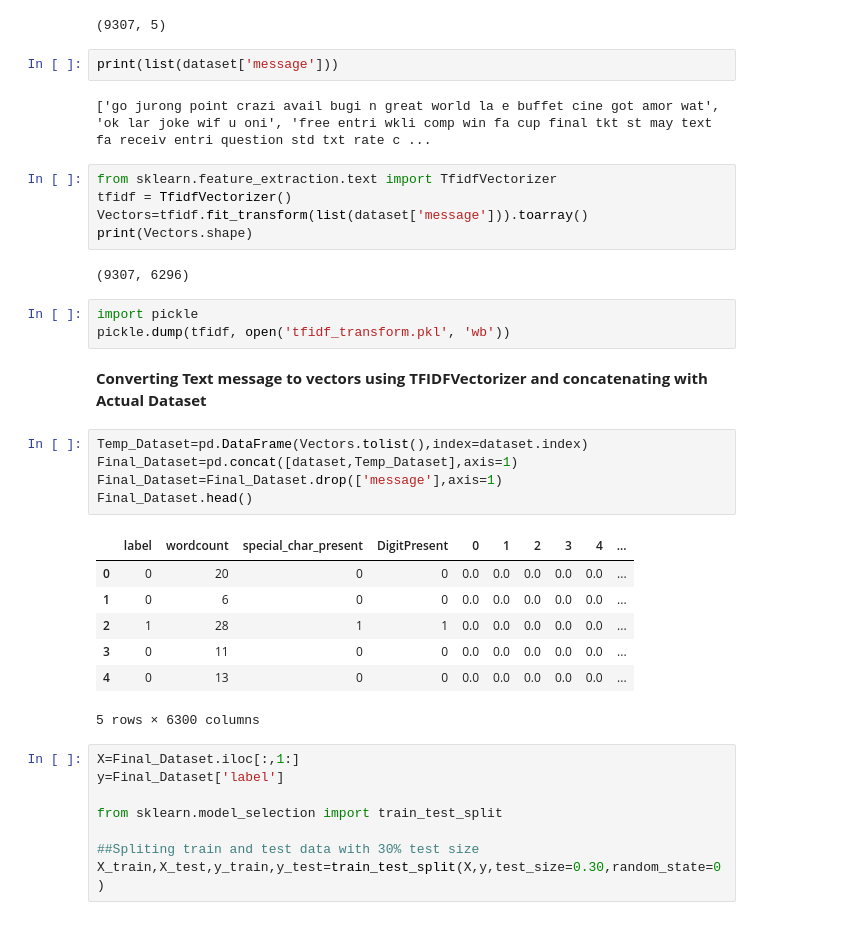
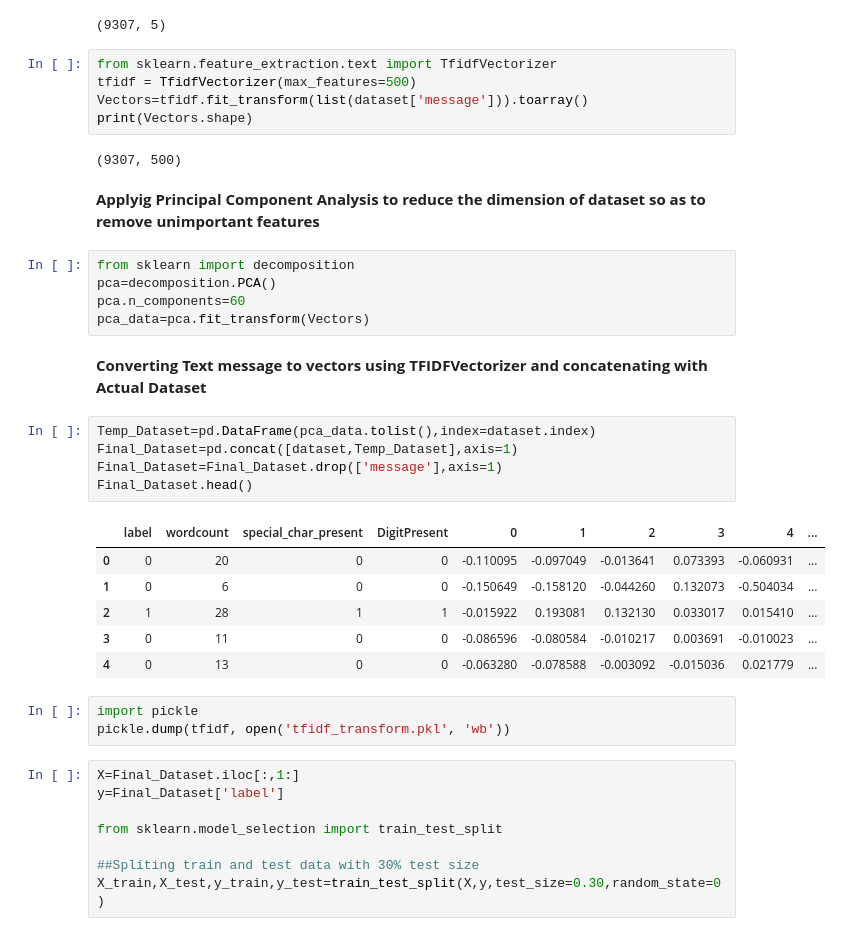
Before and after one commit to brijesh452021/SpamDetector, a Jupyter notebook: Spam_Detection.ipynb, the cells around one changed output. Cells and saved outputs as stored; diff of their text form.

```diff
--- a/Spam_Detection.ipynb
+++ b/Spam_Detection.ipynb
@@ -205,35 +229,37 @@ dataset.head()
 dataset.shape
 # %% [output]
 (9307, 5)
-# %%
-print(list(dataset['message']))
-# %% [output]
-['go jurong point crazi avail bugi n great world la e buffet cine got amor wat', 'ok lar joke wif u oni', 'free entri wkli comp win fa cup final tkt st may text fa receiv entri question std txt rate c ...
 # %%
 from sklearn.feature_extraction.text import TfidfVectorizer
-tfidf = TfidfVectorizer()
+tfidf = TfidfVectorizer(max_features=500)
 Vectors=tfidf.fit_transform(list(dataset['message'])).toarray()
 print(Vectors.shape)
 # %% [output]
-(9307, 6296)
+(9307, 500)
+# %% [markdown]
+**Applyig Principal Component Analysis to reduce the dimension of dataset so as to remove unimportant features**
+# %%
+from sklearn import decomposition
+pca=decomposition.PCA()
+pca.n_components=60
+pca_data=pca.fit_transform(Vectors)
+# %% [markdown]
+**Converting Text message to vectors using TFIDFVectorizer and concatenating with Actual Dataset**
+# %%
+Temp_Dataset=pd.DataFrame(pca_data.tolist(),index=dataset.index)
+Final_Dataset=pd.concat([dataset,Temp_Dataset],axis=1)
+Final_Dataset=Final_Dataset.drop(['message'],axis=1)
+Final_Dataset.head()
+# %% [output]
+|  | label | wordcount | special_char_present | DigitPresent | 0 | 1 | 2 | 3 | 4 | ... |
+| 0 | 0 | 20 | 0 | 0 | -0.110095 | -0.097049 | -0.013641 | 0.073393 | -0.060931 | ... |
+| 1 | 0 | 6 | 0 | 0 | -0.150649 | -0.158120 | -0.044260 | 0.132073 | -0.504034 | ... |
+| 2 | 1 | 28 | 1 | 1 | -0.015922 | 0.193081 | 0.132130 | 0.033017 | 0.015410 | ... |
+| 3 | 0 | 11 | 0 | 0 | -0.086596 | -0.080584 | -0.010217 | 0.003691 | -0.010023 | ... |
+| 4 | 0 | 13 | 0 | 0 | -0.063280 | -0.078588 | -0.003092 | -0.015036 | 0.021779 | ... |
 # %%
 import pickle
 pickle.dump(tfidf, open('tfidf_transform.pkl', 'wb'))
-# %% [markdown]
-**Converting Text message to vectors using TFIDFVectorizer and concatenating with Actual Dataset**
-# %%
-Temp_Dataset=pd.DataFrame(Vectors.tolist(),index=dataset.index)
-Final_Dataset=pd.concat([dataset,Temp_Dataset],axis=1)
-Final_Dataset=Final_Dataset.drop(['message'],axis=1)
-Final_Dataset.head()
-# %% [output]
-|  | label | wordcount | special_char_present | DigitPresent | 0 | 1 | 2 | 3 | 4 | ... |
-| 0 | 0 | 20 | 0 | 0 | 0.0 | 0.0 | 0.0 | 0.0 | 0.0 | ... |
-| 1 | 0 | 6 | 0 | 0 | 0.0 | 0.0 | 0.0 | 0.0 | 0.0 | ... |
-| 2 | 1 | 28 | 1 | 1 | 0.0 | 0.0 | 0.0 | 0.0 | 0.0 | ... |
-| 3 | 0 | 11 | 0 | 0 | 0.0 | 0.0 | 0.0 | 0.0 | 0.0 | ... |
-| 4 | 0 | 13 | 0 | 0 | 0.0 | 0.0 | 0.0 | 0.0 | 0.0 | ... |
-5 rows × 6300 columns
 # %%
 X=Final_Dataset.iloc[:,1:]
 y=Final_Dataset['label']
```
Also changed, not shown: parts of 10 cells of this notebook.
